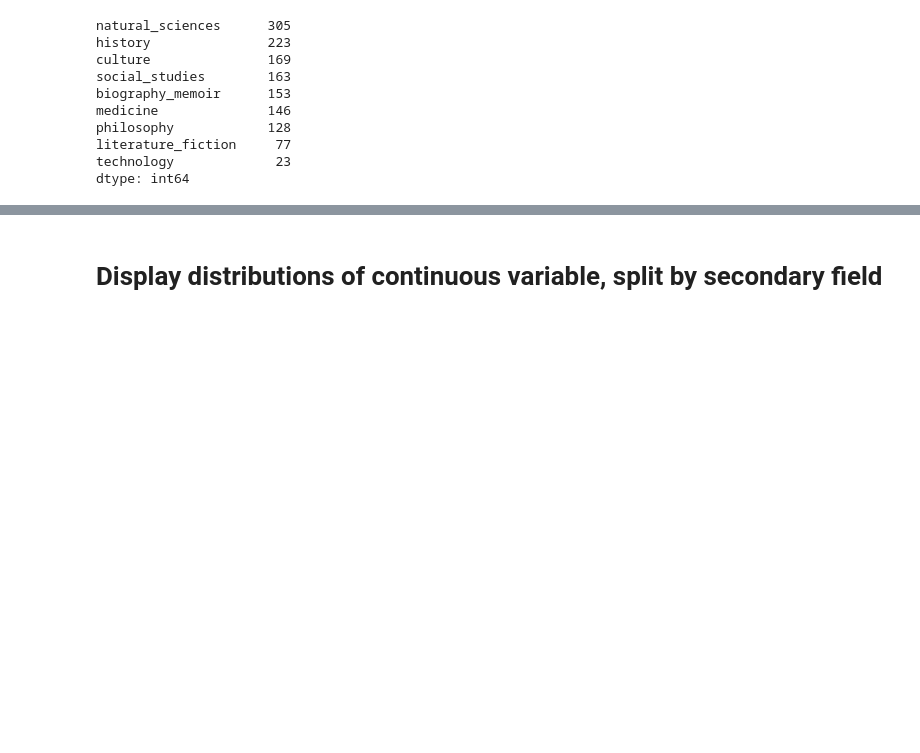
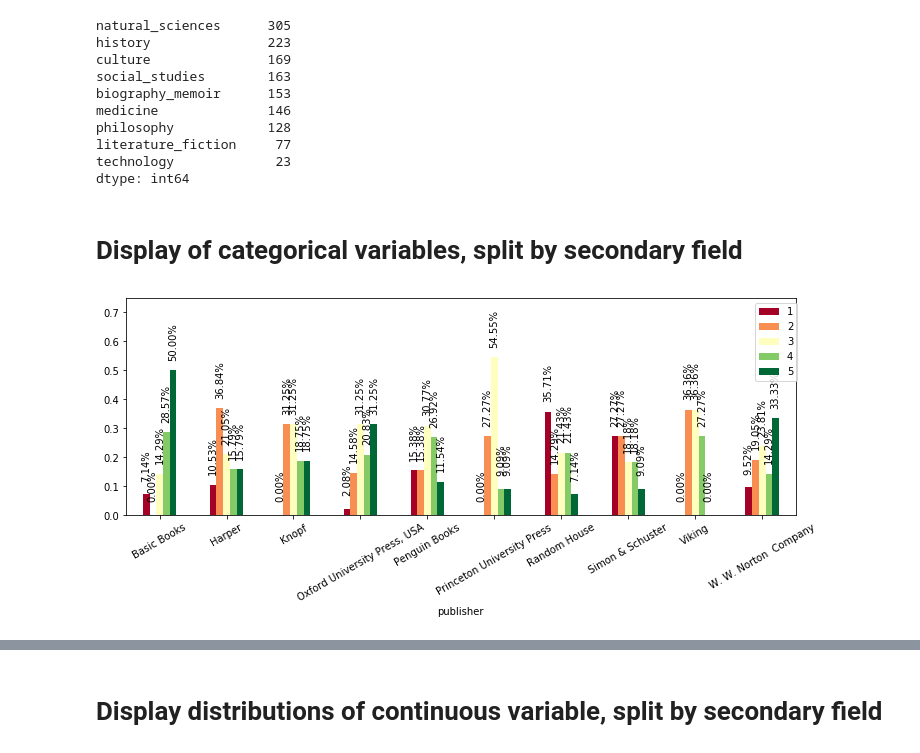
Before and after one commit to craig0a/utilities, a Jupyter notebook: Plotting_demos.ipynb, the cells around one changed output, grey strips where cells are left out. Saved outputs shown, nothing was run; the diff lists cells and outputs as text; code cells hidden in the pictures; blank space fills up the shorter version.

```diff
--- a/Plotting_demos.ipynb
+++ b/Plotting_demos.ipynb
@@ -61,3 +61,24 @@ technology             23
 dtype: int64
 # %%
 data = data.join(labels)
+# %% [markdown]
+# Display of categorical variables, split by secondary field
+# %%
+most_frequent_publishers = data['publisher'].value_counts().sort_values(ascending = False)[:10].index
+# %%
+    fig, ax = plt.subplots(1,1, figsize = (12,4))
+    data.groupby('publisher')['My Rating'].value_counts(normalize = True).loc[most_frequent_publishers]\
+        .unstack().sort_index(axis =1)\
+        .plot.bar(ax = ax, cmap = 'RdYlGn')
+    ax.set_xticklabels(ax.get_xticklabels(), rotation = 30)
+    #ax.set_yscale('log')
+    for p in ax.patches:
+        ax.text(x =  p.get_x() + p.get_width() / 2,
+                y =  p.get_height()+0.1,#max(1e-4, p.get_y() + p.get_height()*1.75),
+                s = '%.2f%%'%(p.get_height()*100.),
+                va='center', ha='center', rotation = 90)
+    ax.set_ylim(0, 0.75)
+    ax.legend(bbox_to_anchor=(1.01, 1))
+    fig.show()
+# %% [output]
+[figure, added]
```
Also changed, not shown: parts of 18 cells of this notebook, 1 other file.
